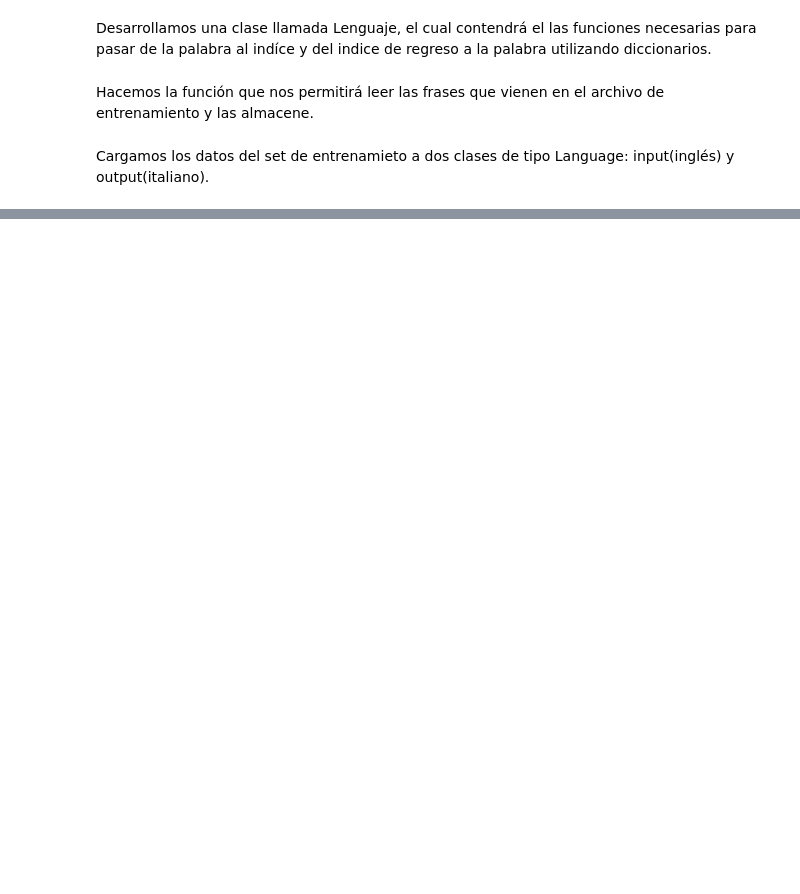
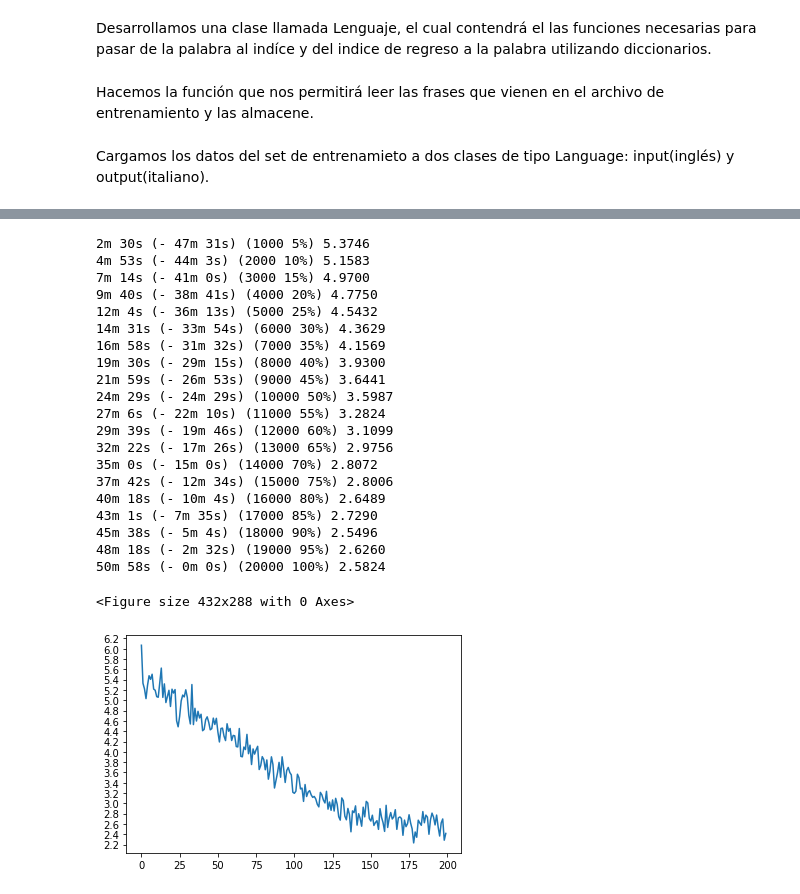
Before and after one commit to juanpflores/PLN-Tareas, a Jupyter notebook: ProyectoFinal/Proyecto Final.ipynb, the cells around one changed output, grey strips where cells are left out. Drawn from its saved outputs; the diff is of its cells as text; code cells hidden in the pictures; blank space fills up the shorter version.

```diff
--- a/ProyectoFinal/Proyecto Final.ipynb
+++ b/ProyectoFinal/Proyecto Final.ipynb
@@ -201,0 +435,35 @@ Donde:
+# %%
+def trainIters(encoder, decoder, n_iters, print_every=1000, plot_every=100, learning_rate=0.01):
+    start = time.time()
+    plot_losses = []
+    print_loss_total = 0  # Reset every print_every
+    plot_loss_total = 0  # Reset every plot_every
+
+    encoder_optimizer = optim.SGD(encoder.parameters(), lr=learning_rate)
+    decoder_optimizer = optim.SGD(decoder.parameters(), lr=learning_rate)
+    training_pairs = [tensorsFromPair(random.choice(pairs))
+                      for i in range(n_iters)]
+    criterion = nn.NLLLoss()
+
+    for iter in range(1, n_iters + 1):
+        training_pair = training_pairs[iter - 1]
+        input_tensor = training_pair[0]
+        target_tensor = training_pair[1]
+
+        loss = train(input_tensor, target_tensor, encoder,
+                     decoder, encoder_optimizer, decoder_optimizer, criterion)
+        print_loss_total += loss
+        plot_loss_total += loss
+
+        if iter % print_every == 0:
+            print_loss_avg = print_loss_total / print_every
+            print_loss_total = 0
+            print('%s (%d %d%%) %.4f' % (timeSince(start, iter / n_iters),
+                                         iter, iter / n_iters * 100, print_loss_avg))
+
+        if iter % plot_every == 0:
+            plot_loss_avg = plot_loss_total / plot_every
+            plot_losses.append(plot_loss_avg)
+            plot_loss_total = 0
+
+    showPlot(plot_losses)
@@ -201,0 +529,29 @@ Donde:
+# %%
+hidden_size = 256
+encoder1 = Encoder(input_lang.total, hidden_size).to(device)
+attn_decoder1 = AttnDecoder(hidden_size, output_lang.total, dropout_p=0.1).to(device)
+
+trainIters(encoder1, attn_decoder1, 20000, print_every=1000)
+# %% [output]
+2m 30s (- 47m 31s) (1000 5%) 5.3746
+4m 53s (- 44m 3s) (2000 10%) 5.1583
+7m 14s (- 41m 0s) (3000 15%) 4.9700
+9m 40s (- 38m 41s) (4000 20%) 4.7750
+12m 4s (- 36m 13s) (5000 25%) 4.5432
+14m 31s (- 33m 54s) (6000 30%) 4.3629
+16m 58s (- 31m 32s) (7000 35%) 4.1569
+19m 30s (- 29m 15s) (8000 40%) 3.9300
+21m 59s (- 26m 53s) (9000 45%) 3.6441
+24m 29s (- 24m 29s) (10000 50%) 3.5987
+27m 6s (- 22m 10s) (11000 55%) 3.2824
+29m 39s (- 19m 46s) (12000 60%) 3.1099
+32m 22s (- 17m 26s) (13000 65%) 2.9756
+35m 0s (- 15m 0s) (14000 70%) 2.8072
+37m 42s (- 12m 34s) (15000 75%) 2.8006
+40m 18s (- 10m 4s) (16000 80%) 2.6489
+43m 1s (- 7m 35s) (17000 85%) 2.7290
+45m 38s (- 5m 4s) (18000 90%) 2.5496
+48m 18s (- 2m 32s) (19000 95%) 2.6260
+50m 58s (- 0m 0s) (20000 100%) 2.5824
+<Figure size 432x288 with 0 Axes>
+[figure, added]
```
Also changed, not shown: parts of 20 cells of this notebook, 2 other files.
